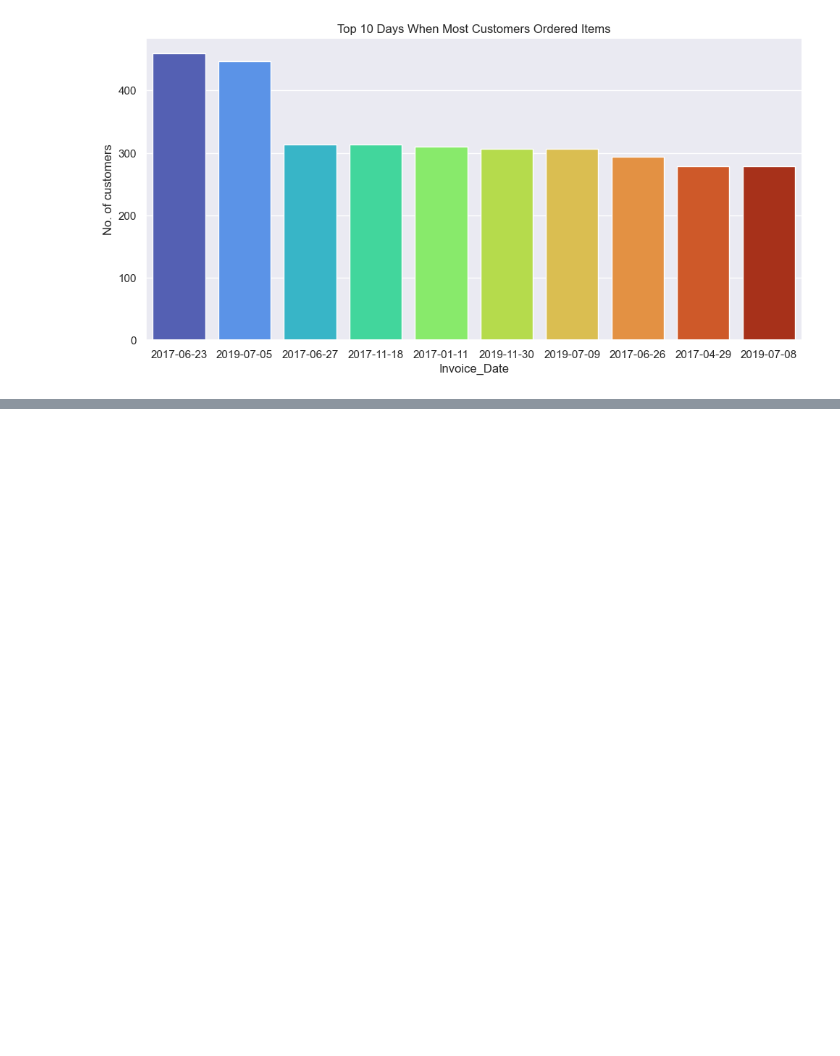
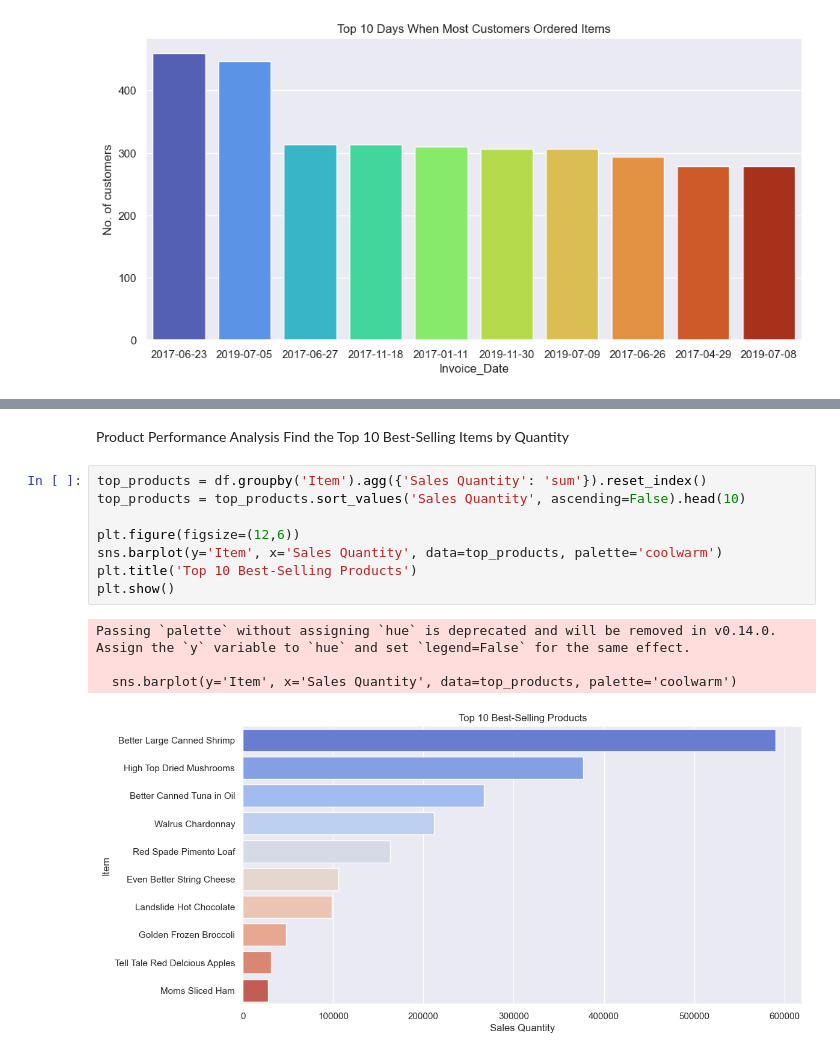
Before and after one commit to thithikshaslt/Amazon-Trends-Analysis, a Jupyter notebook: AmazonProject.ipynb, the cells around one changed output, grey strips where cells are left out. Drawn from its saved outputs; the diff is of its cells as text; blank space fills up the shorter version.

```diff
--- a/AmazonProject.ipynb
+++ b/AmazonProject.ipynb
@@ -294,0 +292,16 @@ Passing `palette` without assigning `hue` is deprecated and will be removed in v
+# %% [markdown]
+Product Performance Analysis
+Find the Top 10 Best-Selling Items by Quantity
+# %%
+top_products = df.groupby('Item').agg({'Sales Quantity': 'sum'}).reset_index()
+top_products = top_products.sort_values('Sales Quantity', ascending=False).head(10)
+
+plt.figure(figsize=(12,6))
+sns.barplot(y='Item', x='Sales Quantity', data=top_products, palette='coolwarm')
+plt.title('Top 10 Best-Selling Products')
+plt.show()
+# %% [output]
+Passing `palette` without assigning `hue` is deprecated and will be removed in v0.14.0. Assign the `y` variable to `hue` and set `legend=False` for the same effect.
+
+  sns.barplot(y='Item', x='Sales Quantity', data=top_products, palette='coolwarm')
+[figure, added]
```
Also changed, not shown: parts of 44 cells of this notebook.
